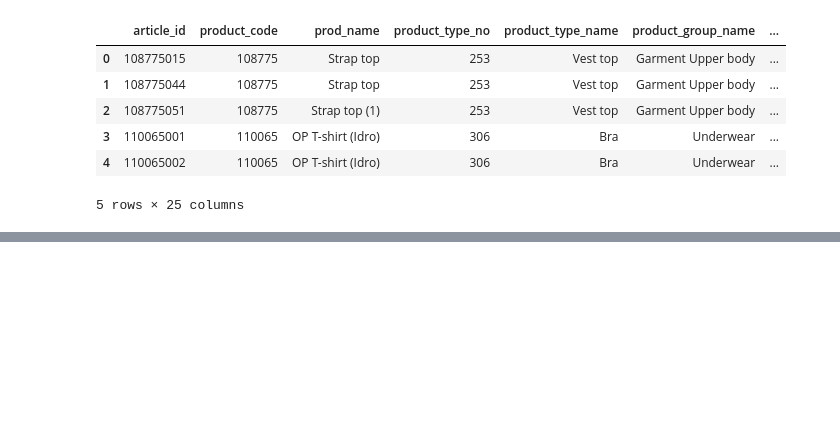
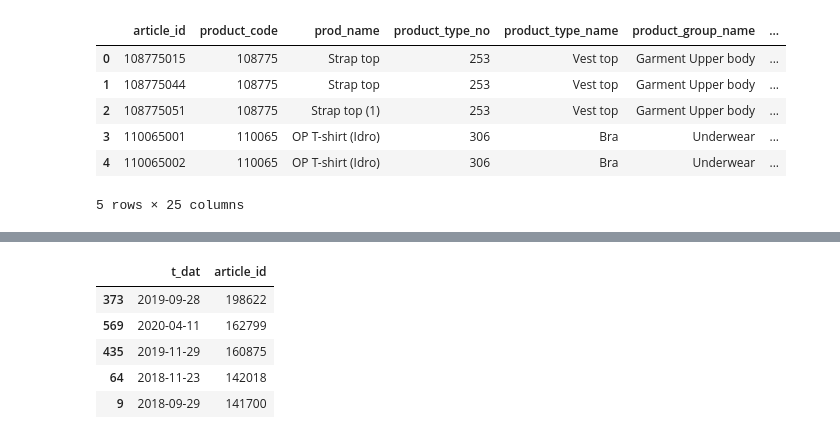
Before and after one commit to amien1410/colab-notebooks, a Jupyter notebook: Colab_Pyspark_H&M_EDA_Recommendation.ipynb, the cells around one changed output, grey strips where cells are left out. Drawn from its saved outputs; the diff is of its cells as text; code cells hidden in the pictures; blank space fills up the shorter version.

```diff
--- a/Colab_Pyspark_H&M_EDA_Recommendation.ipynb
+++ b/Colab_Pyspark_H&M_EDA_Recommendation.ipynb
@@ -145,0 +178,10 @@ articles.head()
+# %%
+yearasecact = yearwise1.sort_values(['article_id'], ascending=False).head(5)
+yearasecact
+# %% [output]
+|  | t_dat | article_id |
+| 373 | 2019-09-28 | 198622 |
+| 569 | 2020-04-11 | 162799 |
+| 435 | 2019-11-29 | 160875 |
+| 64 | 2018-11-23 | 142018 |
+| 9 | 2018-09-29 | 141700 |
```
Also changed, not shown: parts of 7 cells of this notebook.
